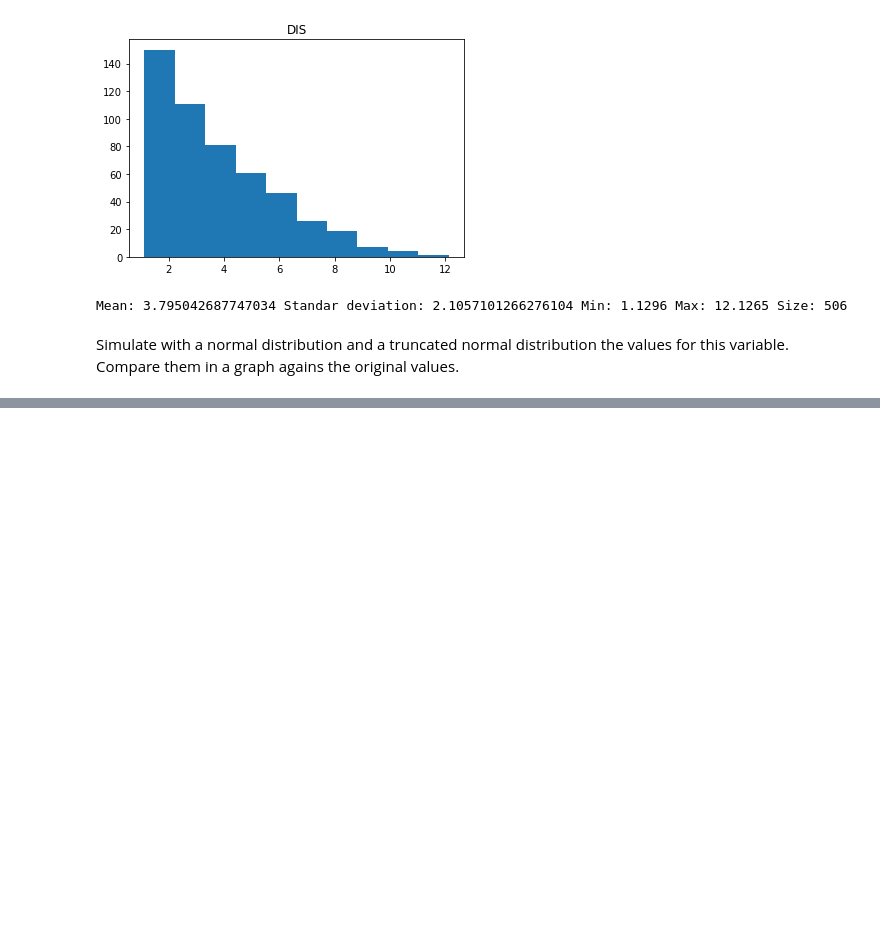
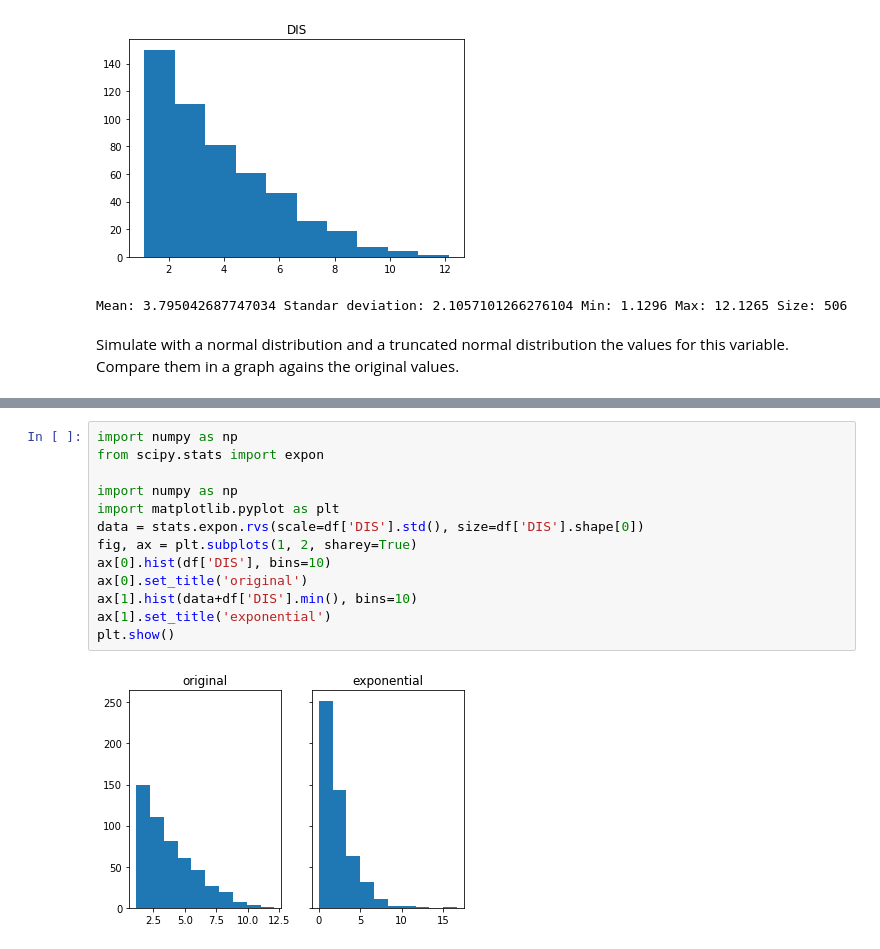
Before and after one commit to rootstrap/ml-training, a Jupyter notebook: distribution_test.ipynb, the cells around one changed output, grey strips where cells are left out. Drawn from its saved outputs; the diff is of its cells as text; blank space fills up the shorter version.

Commit message:
add exponential

```diff
--- a/distribution_test.ipynb
+++ b/distribution_test.ipynb
@@ -112,0 +116,15 @@ plt.show()
+# %%
+import numpy as np
+from scipy.stats import expon
+
+import numpy as np
+import matplotlib.pyplot as plt
+data = stats.expon.rvs(scale=df['DIS'].std(), size=df['DIS'].shape[0])
+fig, ax = plt.subplots(1, 2, sharey=True)
+ax[0].hist(df['DIS'], bins=10)
+ax[0].set_title('original')
+ax[1].hist(data+df['DIS'].min(), bins=10)
+ax[1].set_title('exponential')
+plt.show()
+# %% [output]
+[figure, added]
```
Also changed, not shown: parts of 5 cells of this notebook.
